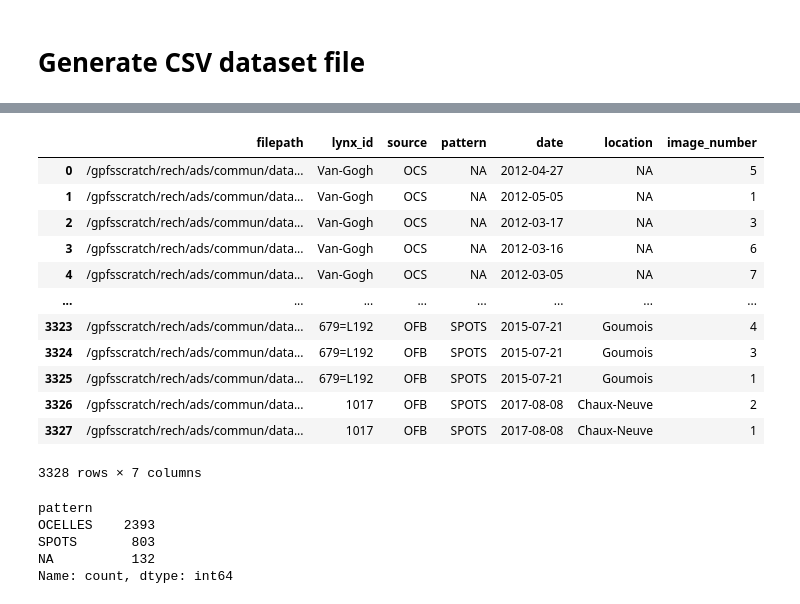
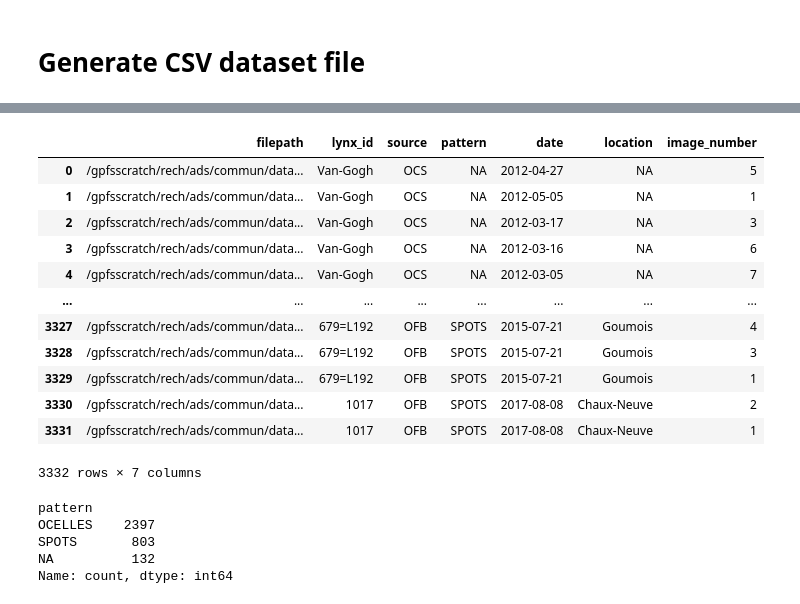
Before and after one commit to oliviergimenez/lynx-id, a Jupyter notebook: preprocess/preprocess_dataset.ipynb, the cells around one changed output, grey strips where cells are left out. Saved outputs shown, nothing was run; the diff lists cells and outputs as text; code cells hidden in the pictures.

```diff
--- a/preprocess/preprocess_dataset.ipynb
+++ b/preprocess/preprocess_dataset.ipynb
@@ -64,25 +54,25 @@ broken_Villard_F39-038_OFB_OCELLES_2015-03-22_Villard-Saint-Sauveur_4322_03_15.J
 # %%
-dataset_df = pd.DataFrame(dataset_dict)
-dataset_df
+df_france = pd.DataFrame(dataset_dict)
+df_france
 # %% [output]
 |  | filepath | lynx_id | source | pattern | date | location | image_number |
 | 0 | /gpfsscratch/rech/ads/commun/data... | Van-Gogh | OCS | NA | 2012-04-27 | NA | 5 |
 | 1 | /gpfsscratch/rech/ads/commun/data... | Van-Gogh | OCS | NA | 2012-05-05 | NA | 1 |
 | 2 | /gpfsscratch/rech/ads/commun/data... | Van-Gogh | OCS | NA | 2012-03-17 | NA | 3 |
 | 3 | /gpfsscratch/rech/ads/commun/data... | Van-Gogh | OCS | NA | 2012-03-16 | NA | 6 |
 | 4 | /gpfsscratch/rech/ads/commun/data... | Van-Gogh | OCS | NA | 2012-03-05 | NA | 7 |
 | ... | ... | ... | ... | ... | ... | ... | ... |
-| 3323 | /gpfsscratch/rech/ads/commun/data... | 679=L192 | OFB | SPOTS | 2015-07-21 | Goumois | 4 |
-| 3324 | /gpfsscratch/rech/ads/commun/data... | 679=L192 | OFB | SPOTS | 2015-07-21 | Goumois | 3 |
-| 3325 | /gpfsscratch/rech/ads/commun/data... | 679=L192 | OFB | SPOTS | 2015-07-21 | Goumois | 1 |
-| 3326 | /gpfsscratch/rech/ads/commun/data... | 1017 | OFB | SPOTS | 2017-08-08 | Chaux-Neuve | 2 |
-| 3327 | /gpfsscratch/rech/ads/commun/data... | 1017 | OFB | SPOTS | 2017-08-08 | Chaux-Neuve | 1 |
+| 3327 | /gpfsscratch/rech/ads/commun/data... | 679=L192 | OFB | SPOTS | 2015-07-21 | Goumois | 4 |
+| 3328 | /gpfsscratch/rech/ads/commun/data... | 679=L192 | OFB | SPOTS | 2015-07-21 | Goumois | 3 |
+| 3329 | /gpfsscratch/rech/ads/commun/data... | 679=L192 | OFB | SPOTS | 2015-07-21 | Goumois | 1 |
+| 3330 | /gpfsscratch/rech/ads/commun/data... | 1017 | OFB | SPOTS | 2017-08-08 | Chaux-Neuve | 2 |
+| 3331 | /gpfsscratch/rech/ads/commun/data... | 1017 | OFB | SPOTS | 2017-08-08 | Chaux-Neuve | 1 |
-3328 rows × 7 columns
+3332 rows × 7 columns
 # %%
-dataset_df["pattern"].value_counts()
+df_france["pattern"].value_counts()
 # %% [output]
 pattern
-OCELLES    2393
+OCELLES    2397
 SPOTS       803
 NA          132
 Name: count, dtype: int64
```
Also changed, not shown: parts of 26 cells of this notebook.
